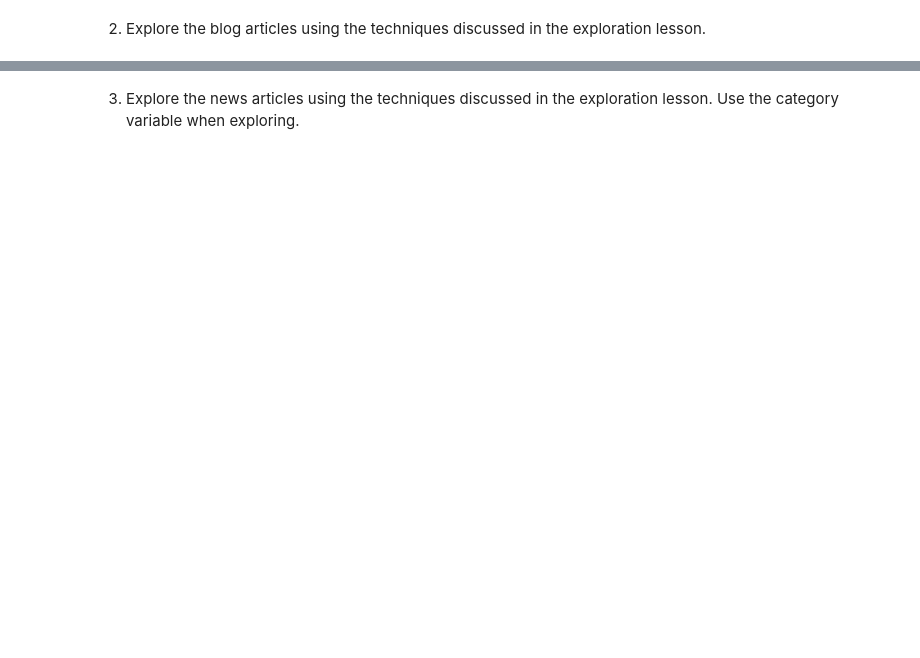
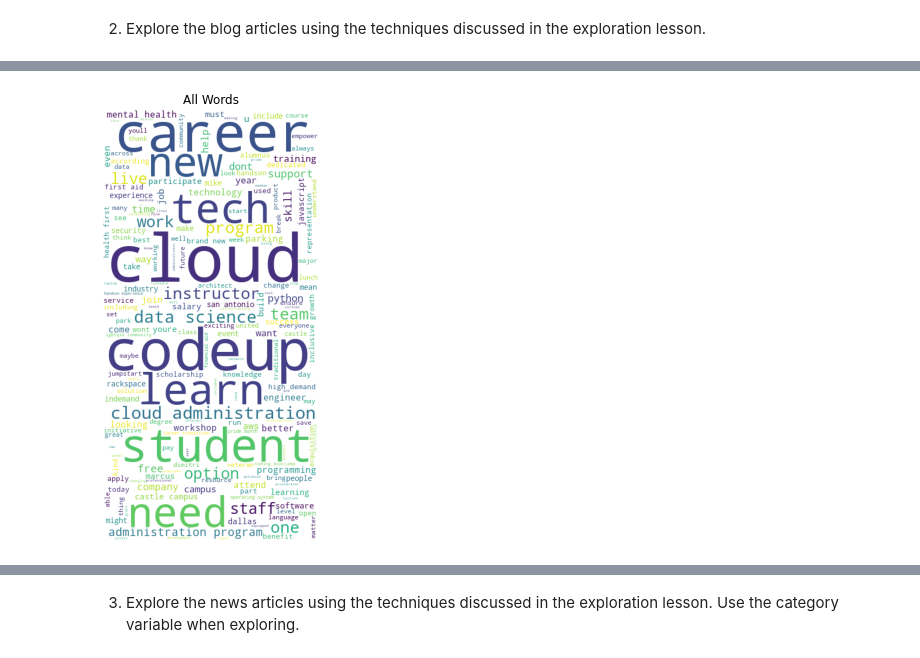
Before and after one commit to paigerackley/natural-language-processing-exercises, a Jupyter notebook: exploring.ipynb, the cells around one changed output, grey strips where cells are left out. Saved outputs shown, nothing was run; the diff lists cells and outputs as text; code cells hidden in the pictures; blank space fills up the shorter version.

```diff
--- a/exploring.ipynb
+++ b/exploring.ipynb
@@ -225,5 +238,5 @@ plt.show()
 2. Explore the blog articles using the techniques discussed in the exploration lesson.
 # %%
 # acquire
-codeup_df = acquire.get_blog_posts()
+codeup_df = acquire.get_blog_articles()
 codeup_df
@@ -231,5 +261,5 @@ codeup_df
 # renaming column name
 codeup_df.rename(columns={'content':'original'}, inplace=True)
 
-df = prepare.codeup_df_prepare()
+df = prepare.prep_article_data(codeup_df,'original', extra_words=['ha'],exclude_words=['no'])
 df
@@ -236,2 +283,6 @@ df
 # %%
-all_words = clean(' '.join(codeup_df.clean))
+df['words'] = df.original.apply(clean)
+# %%
+all_words = ' '.join(df.words.apply(' '.join))
+# Most common 15 words
+pd.Series(all_words.split()).value_counts().head(15)
@@ -237,0 +306,15 @@ all_words = clean(' '.join(codeup_df.clean))
+# %%
+all_cloud = WordCloud(background_color='white', height=800, width=400).generate((all_words))
+
+plt.figure(figsize=(12, 6))
+axs = [plt.axes([0, 0, .5, 1]), plt.axes([.5, .5, .5, .5]), plt.axes([.5, 0, .5, .5])]
+
+axs[0].imshow(all_cloud)
+
+
+axs[0].set_title('All Words')
+
+
+for ax in axs: ax.axis('off')
+# %% [output]
+[figure, added]
```
Also changed, not shown: parts of 14 cells of this notebook, 2 other files.
